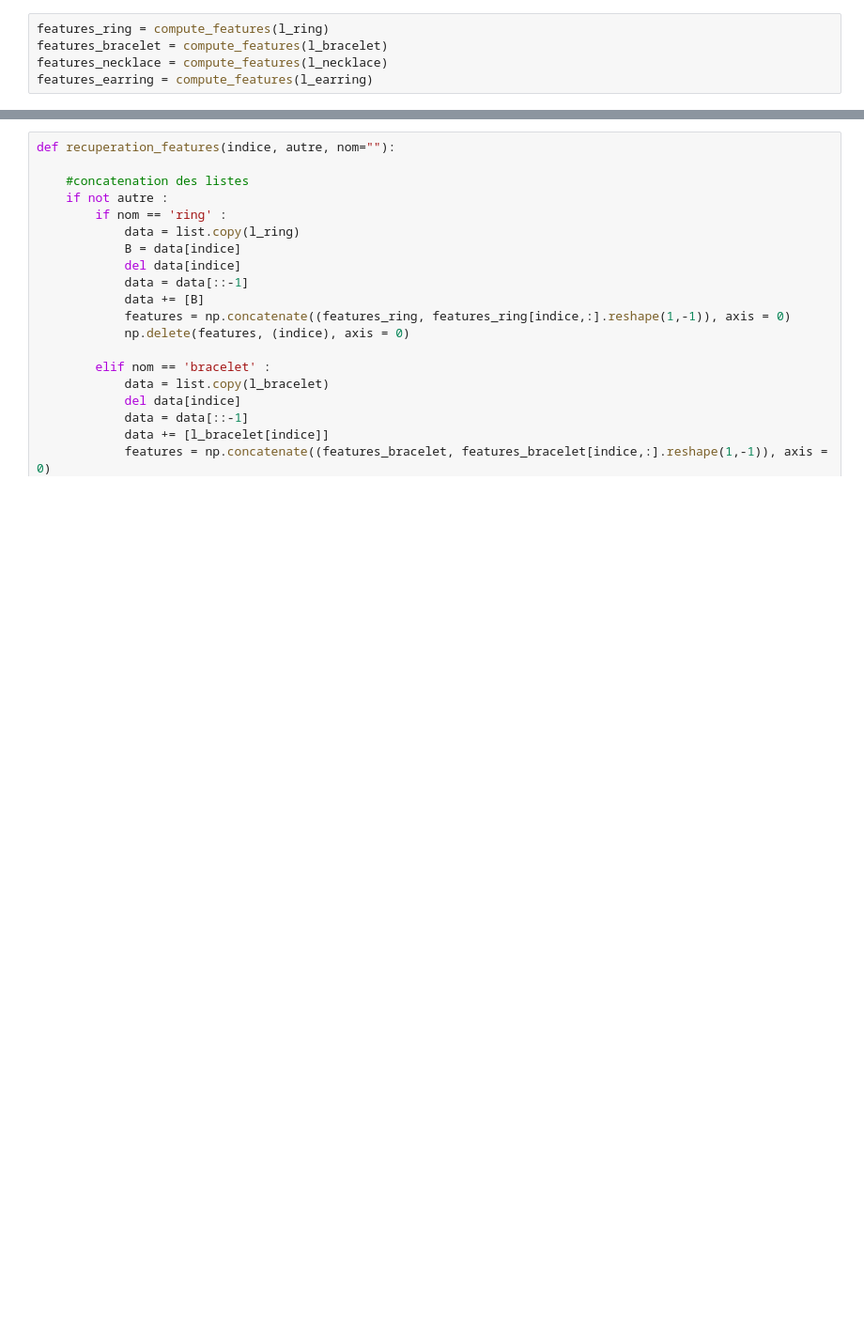
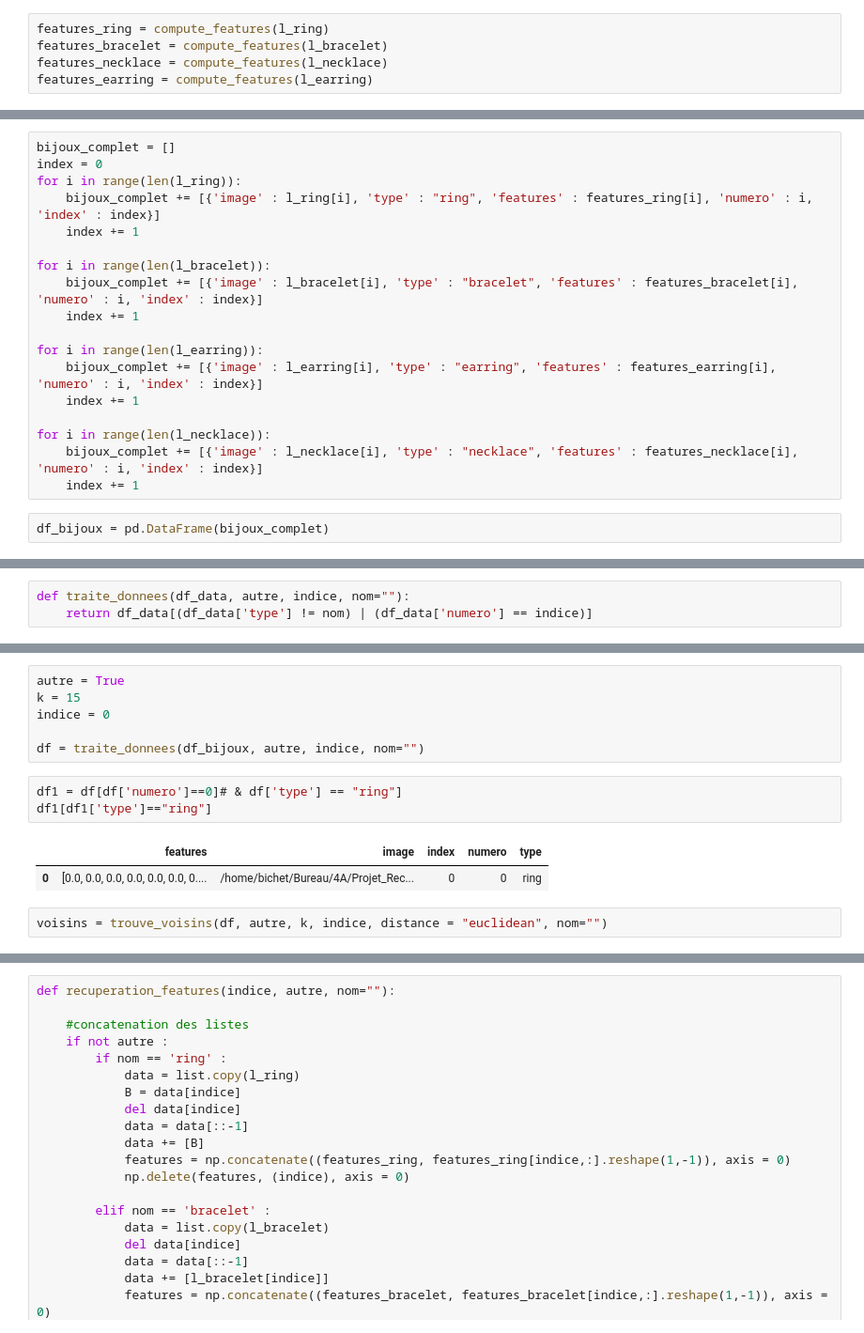
Before and after one commit to m-emmeline/Projet_RecomStyle, a Jupyter notebook: recom_style.ipynb, the cells around one changed output, grey strips where cells are left out. Shown at 94% size. Cells and saved outputs as stored; diff of their text form; blank space fills up the shorter version.

Commit message:
Création de dataframes

```diff
--- a/recom_style.ipynb
+++ b/recom_style.ipynb
@@ -119,0 +123,20 @@ def recup(indice, autre, nom=''):
+# %%
+bijoux_complet = []
+index = 0
+for i in range(len(l_ring)):
+    bijoux_complet += [{'image' : l_ring[i], 'type' : "ring", 'features' : features_ring[i], 'numero' : i, 'index' : index}]
+    index += 1
+
+for i in range(len(l_bracelet)):
+    bijoux_complet += [{'image' : l_bracelet[i], 'type' : "bracelet", 'features' : features_bracelet[i], 'numero' : i, 'index' : index}]
+    index += 1
+
+for i in range(len(l_earring)):
+    bijoux_complet += [{'image' : l_earring[i], 'type' : "earring", 'features' : features_earring[i], 'numero' : i, 'index' : index}]
+    index += 1
+
+for i in range(len(l_necklace)):
+    bijoux_complet += [{'image' : l_necklace[i], 'type' : "necklace", 'features' : features_necklace[i], 'numero' : i, 'index' : index}]
+    index += 1
+# %%
+df_bijoux = pd.DataFrame(bijoux_complet)
@@ -119,0 +165,3 @@ def recup(indice, autre, nom=''):
+# %%
+def traite_donnees(df_data, autre, indice, nom=""):
+    return df_data[(df_data['type'] != nom) | (df_data['numero'] == indice)]
@@ -119,0 +183,14 @@ def recup(indice, autre, nom=''):
+# %%
+autre = True
+k = 15
+indice = 0
+
+df = traite_donnees(df_bijoux, autre, indice, nom="")
+# %%
+df1 = df[df['numero']==0]# & df['type'] == "ring"]
+df1[df1['type']=="ring"]
+# %% [output]
+|  | features | image | index | numero | type |
+| 0 | [0.0, 0.0, 0.0, 0.0, 0.0, 0.0, 0.... | /home/bichet/Bureau/4A/Projet_Rec... | 0 | 0 | ring |
+# %%
+voisins = trouve_voisins(df, autre, k, indice, distance = "euclidean", nom="")
```
Also changed, not shown: parts of 19 cells of this notebook.
